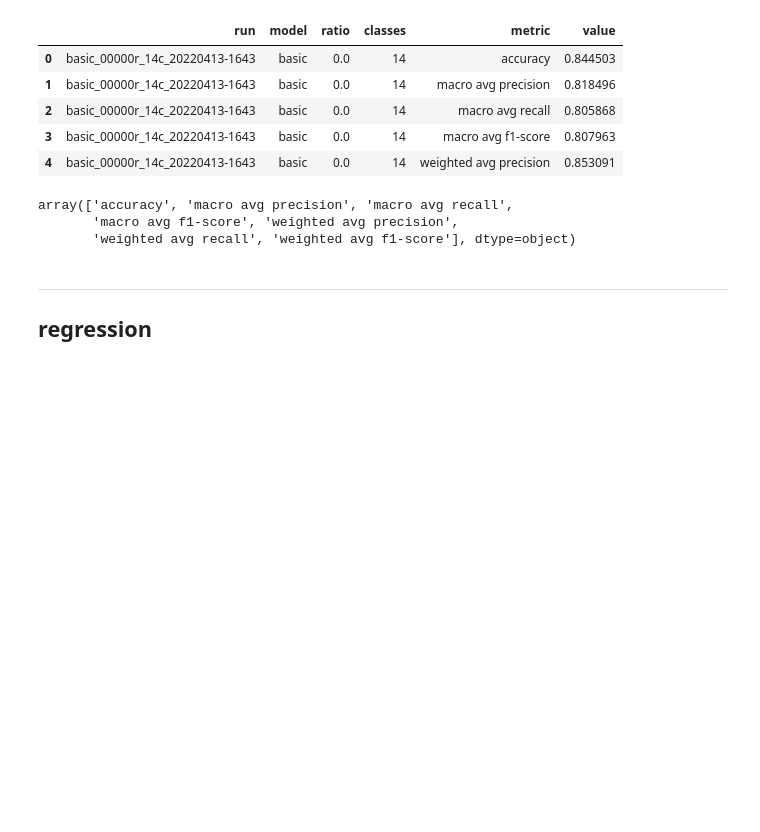
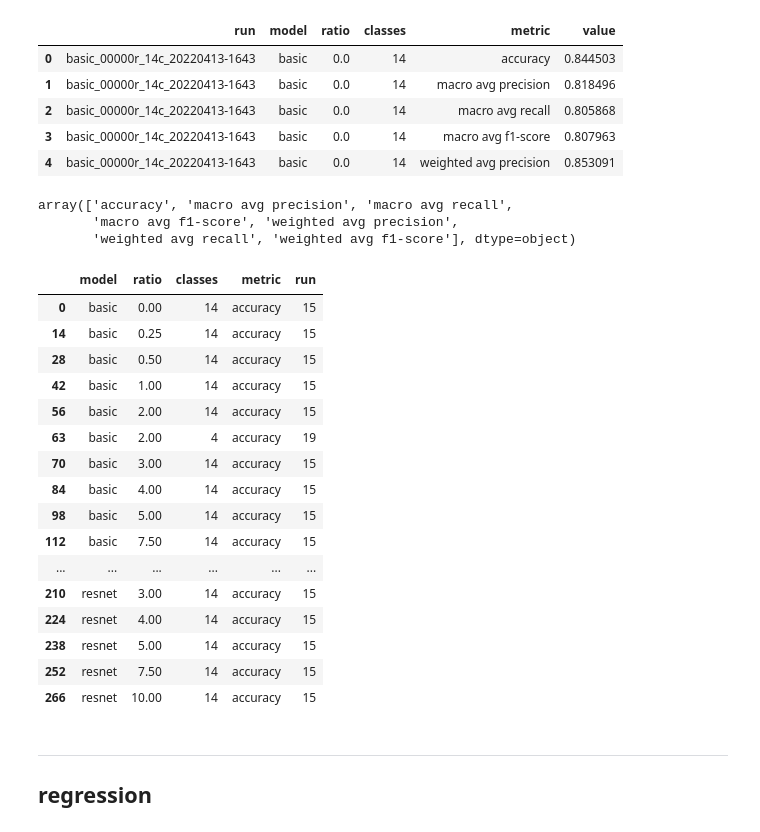
Before and after one commit to at-gmbh/corrupted-labels-effect, a Jupyter notebook: notebooks/evaluation.ipynb, the cells around one changed output. Drawn from its saved outputs; the diff is of its cells as text; code cells hidden in the pictures; blank space fills up the shorter version.

```diff
--- a/notebooks/evaluation.ipynb
+++ b/notebooks/evaluation.ipynb
@@ -136,6 +136,29 @@ df['metric'].unique()
 array(['accuracy', 'macro avg precision', 'macro avg recall',
        'macro avg f1-score', 'weighted avg precision',
        'weighted avg recall', 'weighted avg f1-score'], dtype=object)
+# %%
+# check wich training setups have less than 20 runs
+df_runs = df.groupby(['model', 'ratio', 'classes', 'metric']).count().reset_index()
+df_runs = df_runs.drop('value', axis=1).query('metric == "accuracy"')
+df_runs.query('run < 20').sort_values(by=['model', 'ratio', 'classes'], axis=0)
+# %% [output]
+|  | model | ratio | classes | metric | run |
+| 0 | basic | 0.00 | 14 | accuracy | 15 |
+| 14 | basic | 0.25 | 14 | accuracy | 15 |
+| 28 | basic | 0.50 | 14 | accuracy | 15 |
+| 42 | basic | 1.00 | 14 | accuracy | 15 |
+| 56 | basic | 2.00 | 14 | accuracy | 15 |
+| 63 | basic | 2.00 | 4 | accuracy | 19 |
+| 70 | basic | 3.00 | 14 | accuracy | 15 |
+| 84 | basic | 4.00 | 14 | accuracy | 15 |
+| 98 | basic | 5.00 | 14 | accuracy | 15 |
+| 112 | basic | 7.50 | 14 | accuracy | 15 |
+| ... | ... | ... | ... | ... | ... |
+| 210 | resnet | 3.00 | 14 | accuracy | 15 |
+| 224 | resnet | 4.00 | 14 | accuracy | 15 |
+| 238 | resnet | 5.00 | 14 | accuracy | 15 |
+| 252 | resnet | 7.50 | 14 | accuracy | 15 |
+| 266 | resnet | 10.00 | 14 | accuracy | 15 |
 # %% [markdown]
 --------------
 
```
Also changed, not shown: parts of 32 cells of this notebook.
